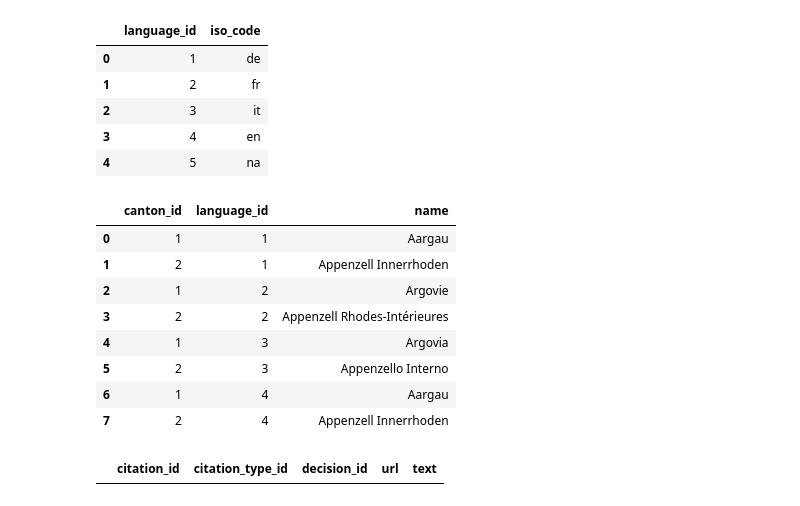
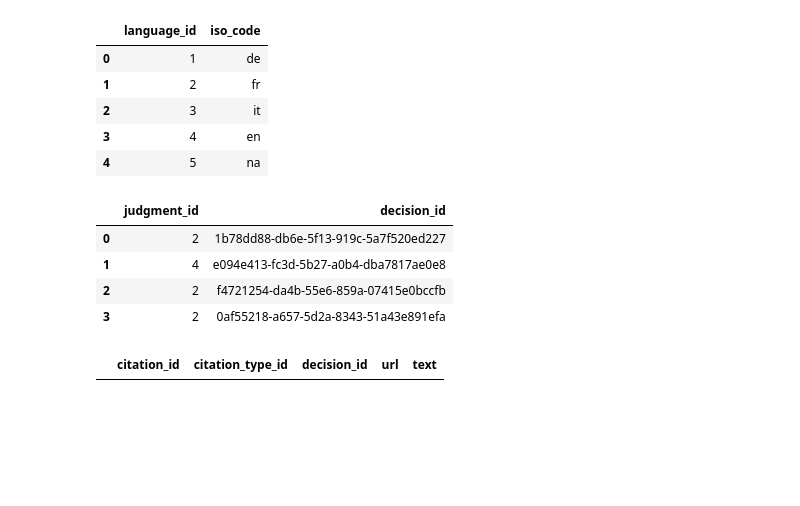
Before and after one commit to JoelNiklaus/SwissCourtRulingCorpus, a Jupyter notebook: test.ipynb, the cells around one changed output. Cells and saved outputs as stored; diff of their text form; code cells hidden in the pictures; blank space fills up the shorter version.

```diff
--- a/test.ipynb
+++ b/test.ipynb
@@ -490,29 +490,25 @@ df_list[0]
 # %%
 sql_query = 'SELECT * FROM chamber'
 sql_query = 'SELECT * FROM canton'
 sql_query = 'SELECT * FROM court'
-sql_query = 'SELECT * FROM canton_name'
+sql_query = 'SELECT * FROM judgment_map'
 #sql_query = 'SELECT * FROM judicial_person_type'
 #sql_query = 'SELECT * FROM party_type'
 #sql_query = 'SELECT * FROM file_number'
 #sql_query = 'SELECT * FROM spider'
 #sql_query = 'SELECT * FROM decision'
 #sql_query = 'SELECT * FROM file'
 df_iterator = pd.read_sql(sql_query,get_engine().connect(), chunksize=1000)
 
 df_list = list(df_iterator)
 
 df_list[0]
 # %% [output]
-|  | canton_id | language_id | name |
-| 0 | 1 | 1 | Aargau |
-| 1 | 2 | 1 | Appenzell Innerrhoden |
-| 2 | 1 | 2 | Argovie |
-| 3 | 2 | 2 | Appenzell Rhodes-Intérieures |
-| 4 | 1 | 3 | Argovia |
-| 5 | 2 | 3 | Appenzello Interno |
-| 6 | 1 | 4 | Aargau |
-| 7 | 2 | 4 | Appenzell Innerrhoden |
+|  | judgment_id | decision_id |
+| 0 | 2 | 1b78dd88-db6e-5f13-919c-5a7f520ed227 |
+| 1 | 4 | e094e413-fc3d-5b27-a0b4-dba7817ae0e8 |
+| 2 | 2 | f4721254-da4b-55e6-859a-07415e0bccfb |
+| 3 | 2 | 0af55218-a657-5d2a-8343-51a43e891efa |
 # %%
 # with get_engine().connect() as connection:
 #     #df['file_id'] = pd.read_sql(query, engine.connect())["file_id"][0]
```
Also changed, not shown: parts of 1 cell of this notebook, 1 other file.
